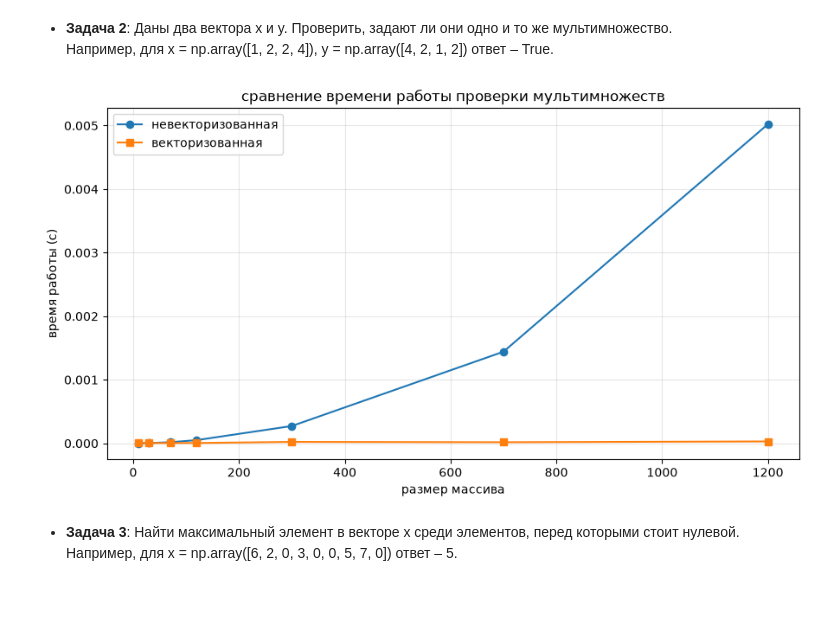
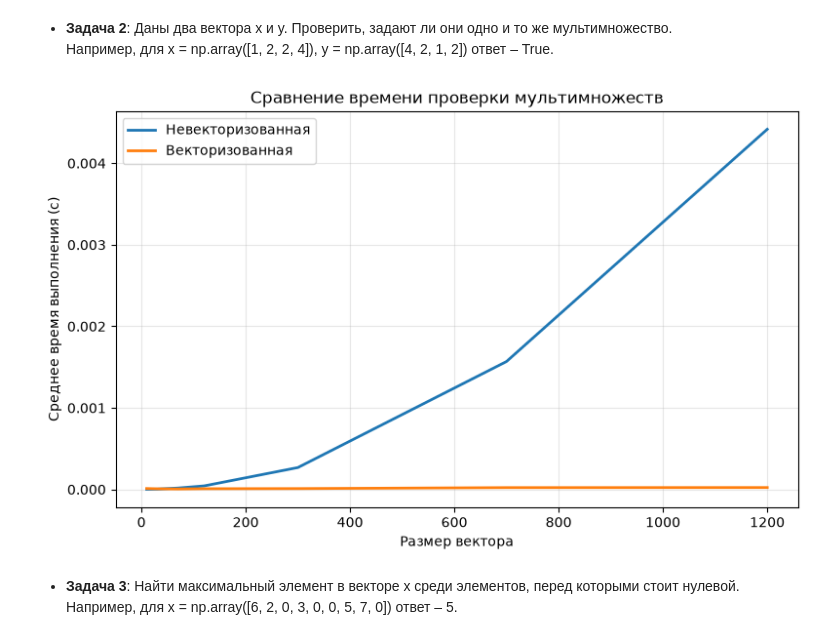
Before and after one commit to K35177/ML_Kamalov, a Jupyter notebook: task_numpy/task_numpy_practice.ipynb, the cells around one changed output. Saved outputs shown, nothing was run; the diff lists cells and outputs as text; code cells hidden in the pictures; blank space fills up the shorter version.

```diff
--- a/task_numpy/task_numpy_practice.ipynb
+++ b/task_numpy/task_numpy_practice.ipynb
@@ -102,54 +99,45 @@ plt.show()
 * __Задача 2__: Даны два вектора x и y. Проверить, задают ли они одно и то же мультимножество.
   Например, для x = np.array([1, 2, 2, 4]), y = np.array([4, 2, 1, 2]) ответ – True.
 # %%
-  import time
-  import matplotlib.pyplot as plt
-  import numpy as np
-  import functions
-  import functions_vectorized
-  from importlib import reload
-  %matplotlib inline
+  reload_solution_modules()
 
-  def reload_solution_modules():
-      reload(functions)
-      reload(functions_vectorized)
+  data_sizes = np.array([10, 30, 70, 120, 300, 700, 1200])
 
-  reload_solution_modules()
-  data_size = np.array([10, 30, 70, 120, 300, 700, 1200])
   time_non_vectorized = []
   time_vectorized = []
 
-  for size in data_size:
+  for size in data_sizes:
       x = np.arange(size)
       y = x[::-1]
-      repetitions = 5
 
-      start = time.perf_counter()
-      for _ in range(repetitions):
-          functions.are_multisets_equal(x.tolist(), y.tolist())
-      time_non_vectorized.append((time.perf_counter() - start) / repetitions)
+      x_list = x.tolist()
+      y_list = y.tolist()
 
-      start = time.perf_counter()
-      for _ in range(repetitions):
-          functions_vectorized.are_multisets_equal(x, y)
-      time_vectorized.append((time.perf_counter() - start) / repetitions)
+      repetitions = 10
 
-  plt.figure(figsize=(9, 5))
+      non_vectorized_time = timeit.timeit(lambda: functions.are_multisets_equal(x_list, y_list),number=repetitions,) / repetitions
 
-  plt.plot(
-      data_size,time_non_vectorized,marker="o",label="невекторизованная")
+      vectorized_time = timeit.timeit(lambda: functions_vectorized.are_multisets_equal(x, y),number=repetitions,) / repetitions
 
-  plt.plot(data_size,time_vectorized,marker="s",label="векторизованная")
+      time_non_vectorized.append(non_vectorized_time)
+      time_vectorized.append(vectorized_time)
 
-  plt.title("сравнение времени работы проверки мультимножеств")
-  plt.xlabel("размер массива")
-  plt.ylabel("время работы (с)")
-  plt.grid(True, alpha=0.3)
-  plt.legend()
-  plt.tight_layout()
+  figure, axis = plt.subplots(figsize=(8, 5))
+
+  axis.plot(data_sizes,time_non_vectorized,linewidth=2,label="Невекторизованная",)
+
+  axis.plot(data_sizes,time_vectorized,linewidth=2,label="Векторизованная",)
+
+  axis.set_title("Сравнение времени проверки мультимножеств")
+  axis.set_xlabel("Размер вектора")
+  axis.set_ylabel("Среднее время выполнения (с)")
+  axis.grid(True, alpha=0.3)
+  axis.legend()
+
+  figure.tight_layout()
   plt.show()
 # %% [output]
-[figure, old version]
+[figure, new version]
 # %% [markdown]
 * __Задача 3__: Найти максимальный элемент в векторе x среди элементов, перед которыми стоит нулевой.
  Например, для x = np.array([6, 2, 0, 3, 0, 0, 5, 7, 0]) ответ – 5.
```
Also changed, not shown: parts of 3 cells of this notebook.
